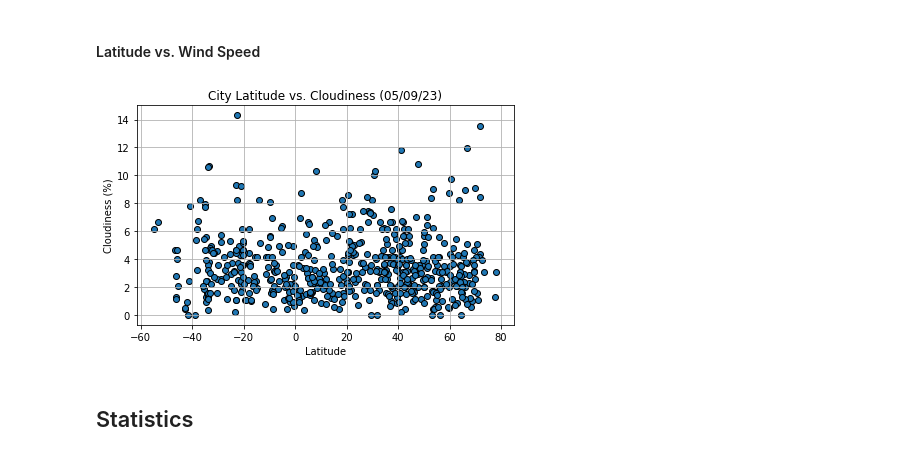
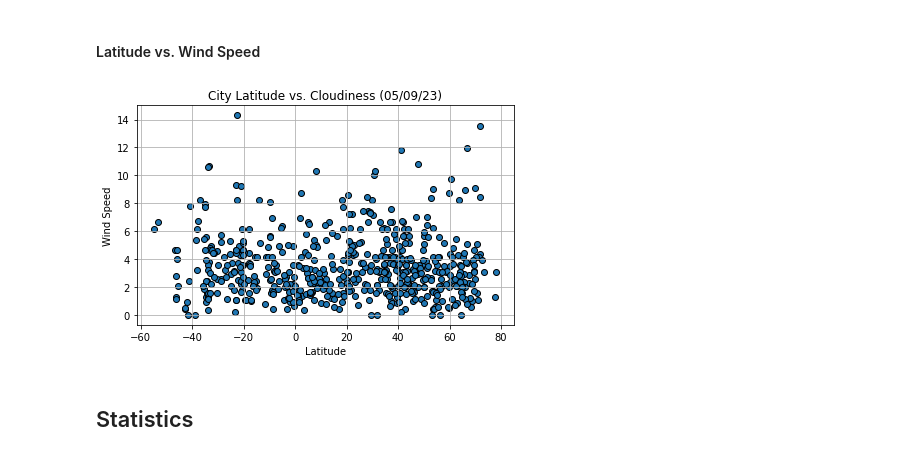
Before and after one commit to Wheezyotter/python-api-challenge, a Jupyter notebook: WeatherPy/WeatherPy.ipynb, the cells around one changed output. Drawn from its saved outputs; the diff is of its cells as text; code cells hidden in the pictures.

```diff
--- a/WeatherPy/WeatherPy.ipynb
+++ b/WeatherPy/WeatherPy.ipynb
@@ -251,23 +251,23 @@ plt.show()
 # %%
 # Stores wind speed data
 wind_speed = city_data_df["Wind Speed"]
 
 # Creates a scatter plot of wind speed vs latitude
 fig4, ax4 = plt.subplots()
 
 
 ax4.scatter(latitude, wind_speed, edgecolors = "black")
 
 ax4.set_title(f"City Latitude vs. Cloudiness ({date_retrieved})")
 ax4.set_xlabel("Latitude")
-ax4.set_ylabel("Cloudiness (%)")
+ax4.set_ylabel("Wind Speed")
 ax4.grid()
 
 plt.tight_layout()
 plt.savefig("Figures/Fig4_lat_v_wind.png")
 plt.show()
 # %% [output]
-[figure, old version]
+[figure, new version]
 # %% [markdown]
 ## Statistics
 # %%
```
Also changed, not shown: 2 other files.
